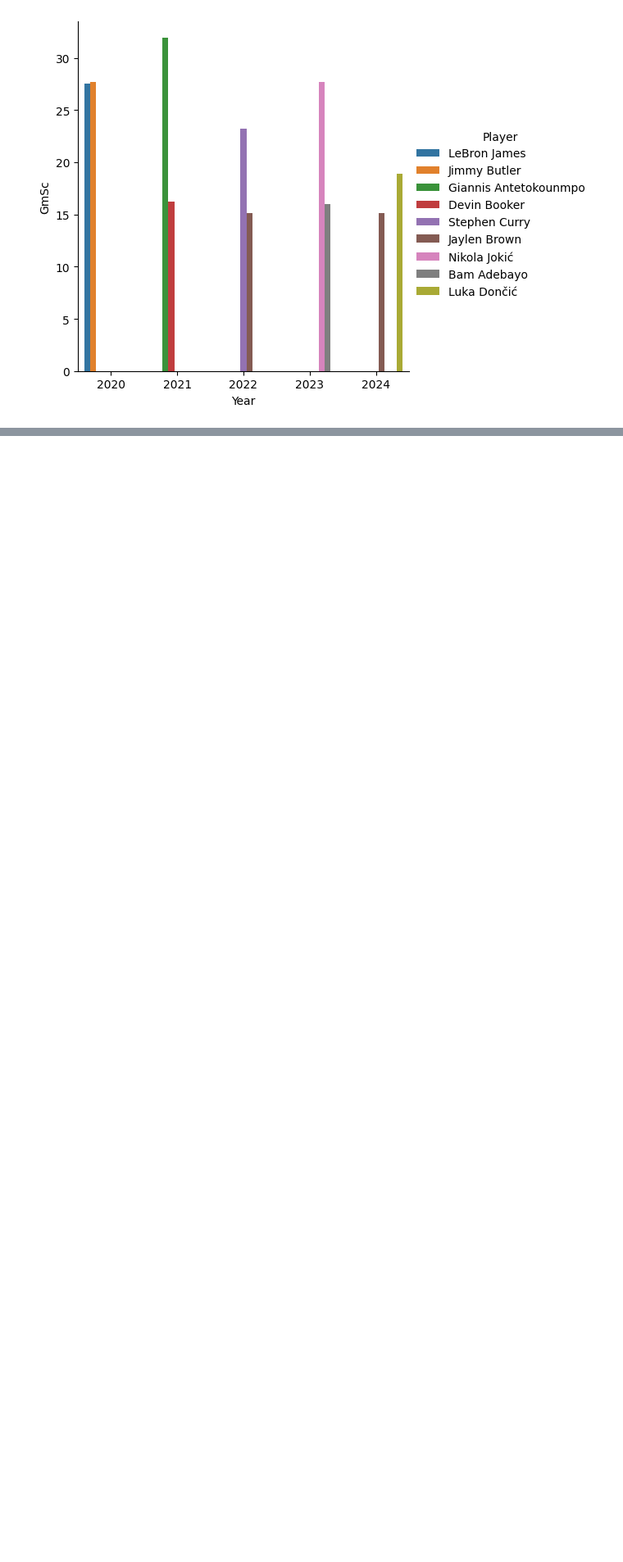
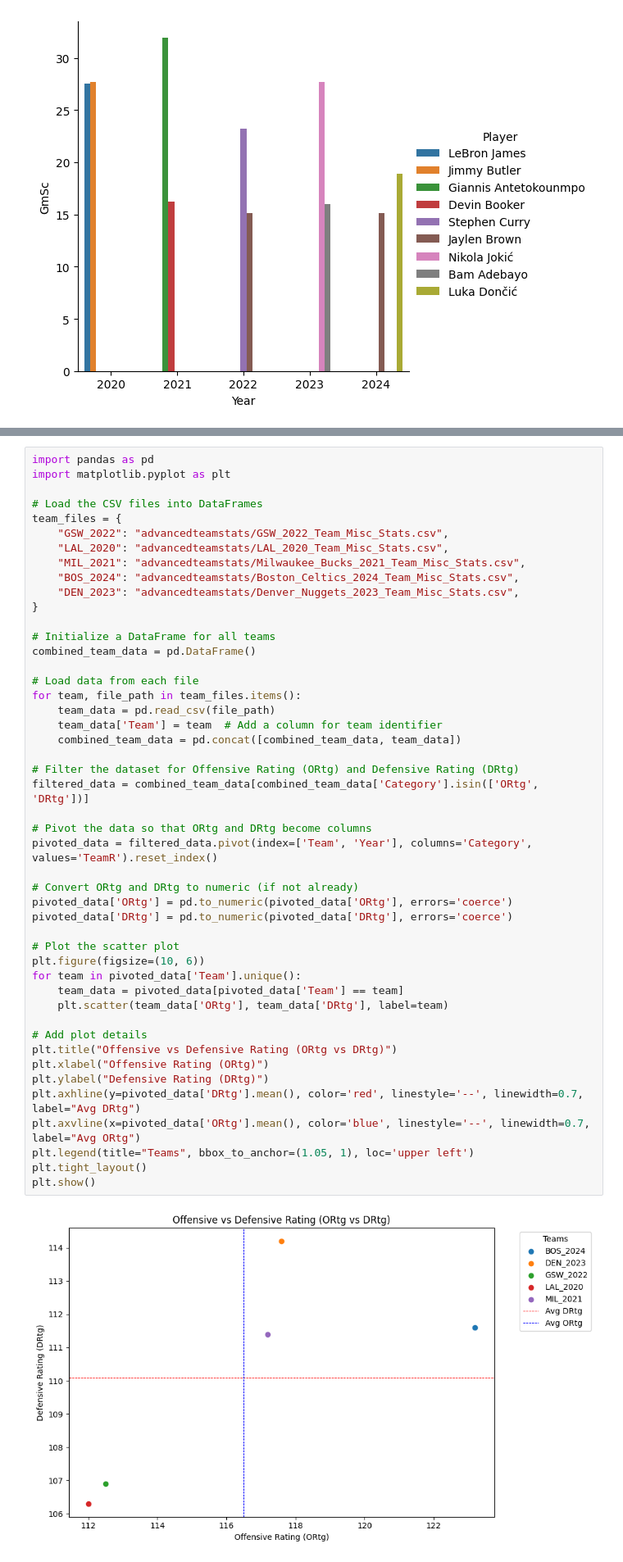
Before and after one commit to nthn22/2410project, a Jupyter notebook: 2410project/creategraphs.ipynb, the cells around one changed output, grey strips where cells are left out. Shown at 82% size. Drawn from its saved outputs; the diff is of its cells as text; blank space fills up the shorter version.

Commit message:
graph

```diff
--- a/2410project/creategraphs.ipynb
+++ b/2410project/creategraphs.ipynb
@@ -109,3 +59,52 @@ plt.show()
+# %%
+import pandas as pd
+import matplotlib.pyplot as plt
+
+# Load the CSV files into DataFrames
+team_files = {
+    "GSW_2022": "advancedteamstats/GSW_2022_Team_Misc_Stats.csv",
+    "LAL_2020": "advancedteamstats/LAL_2020_Team_Misc_Stats.csv",
+    "MIL_2021": "advancedteamstats/Milwaukee_Bucks_2021_Team_Misc_Stats.csv",
+    "BOS_2024": "advancedteamstats/Boston_Celtics_2024_Team_Misc_Stats.csv",
+    "DEN_2023": "advancedteamstats/Denver_Nuggets_2023_Team_Misc_Stats.csv",
+}
+
+# Initialize a DataFrame for all teams
+combined_team_data = pd.DataFrame()
+
+# Load data from each file
+for team, file_path in team_files.items():
+    team_data = pd.read_csv(file_path)
+    team_data['Team'] = team  # Add a column for team identifier
+    combined_team_data = pd.concat([combined_team_data, team_data])
+
+# Filter the dataset for Offensive Rating (ORtg) and Defensive Rating (DRtg)
+filtered_data = combined_team_data[combined_team_data['Category'].isin(['ORtg', 'DRtg'])]
+
+# Pivot the data so that ORtg and DRtg become columns
+pivoted_data = filtered_data.pivot(index=['Team', 'Year'], columns='Category', values='TeamR').reset_index()
+
+# Convert ORtg and DRtg to numeric (if not already)
+pivoted_data['ORtg'] = pd.to_numeric(pivoted_data['ORtg'], errors='coerce')
+pivoted_data['DRtg'] = pd.to_numeric(pivoted_data['DRtg'], errors='coerce')
+
+# Plot the scatter plot
+plt.figure(figsize=(10, 6))
+for team in pivoted_data['Team'].unique():
+    team_data = pivoted_data[pivoted_data['Team'] == team]
+    plt.scatter(team_data['ORtg'], team_data['DRtg'], label=team)
+
+# Add plot details
+plt.title("Offensive vs Defensive Rating (ORtg vs DRtg)")
+plt.xlabel("Offensive Rating (ORtg)")
+plt.ylabel("Defensive Rating (DRtg)")
+plt.axhline(y=pivoted_data['DRtg'].mean(), color='red', linestyle='--', linewidth=0.7, label="Avg DRtg")
+plt.axvline(x=pivoted_data['ORtg'].mean(), color='blue', linestyle='--', linewidth=0.7, label="Avg ORtg")
+plt.legend(title="Teams", bbox_to_anchor=(1.05, 1), loc='upper left')
+plt.tight_layout()
+plt.show()
+# %% [output]
+[figure, added]
 # %%
 import pandas
 import seaborn as sns
```
Also changed, not shown: parts of 2 cells of this notebook.
